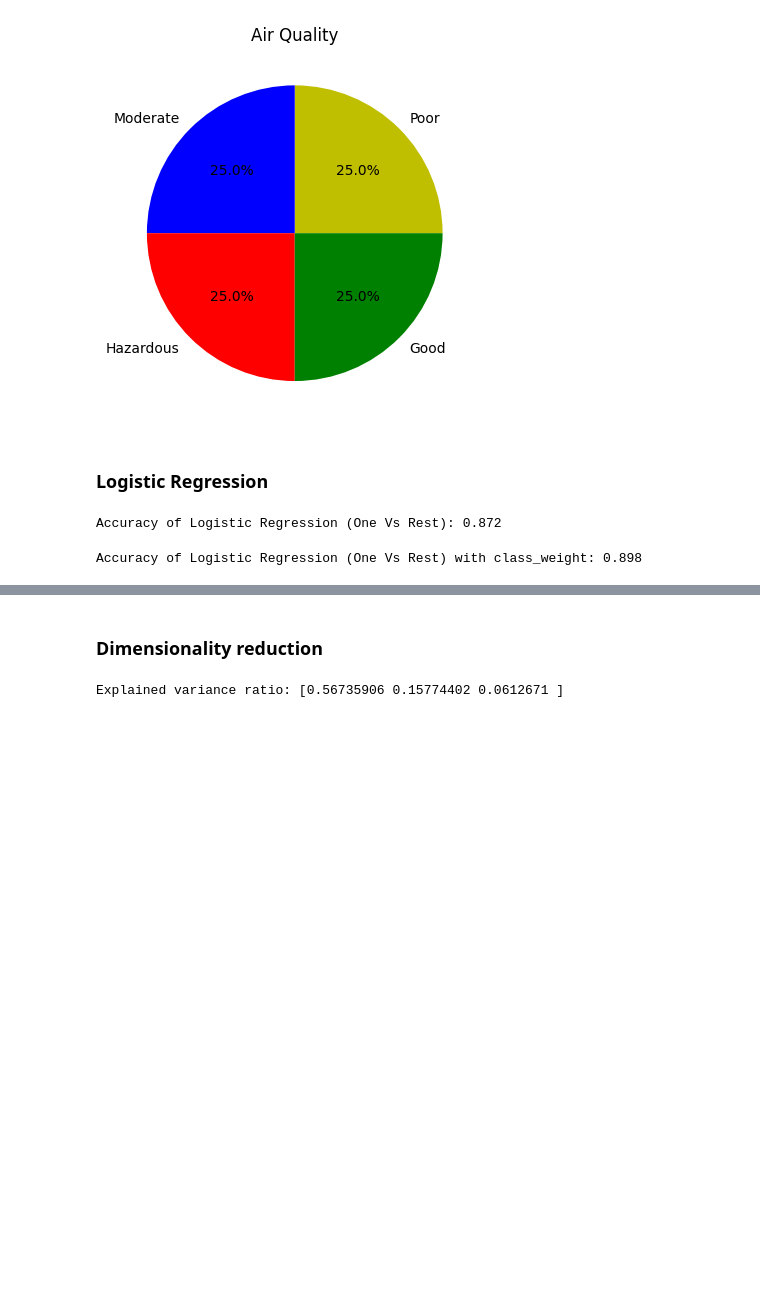
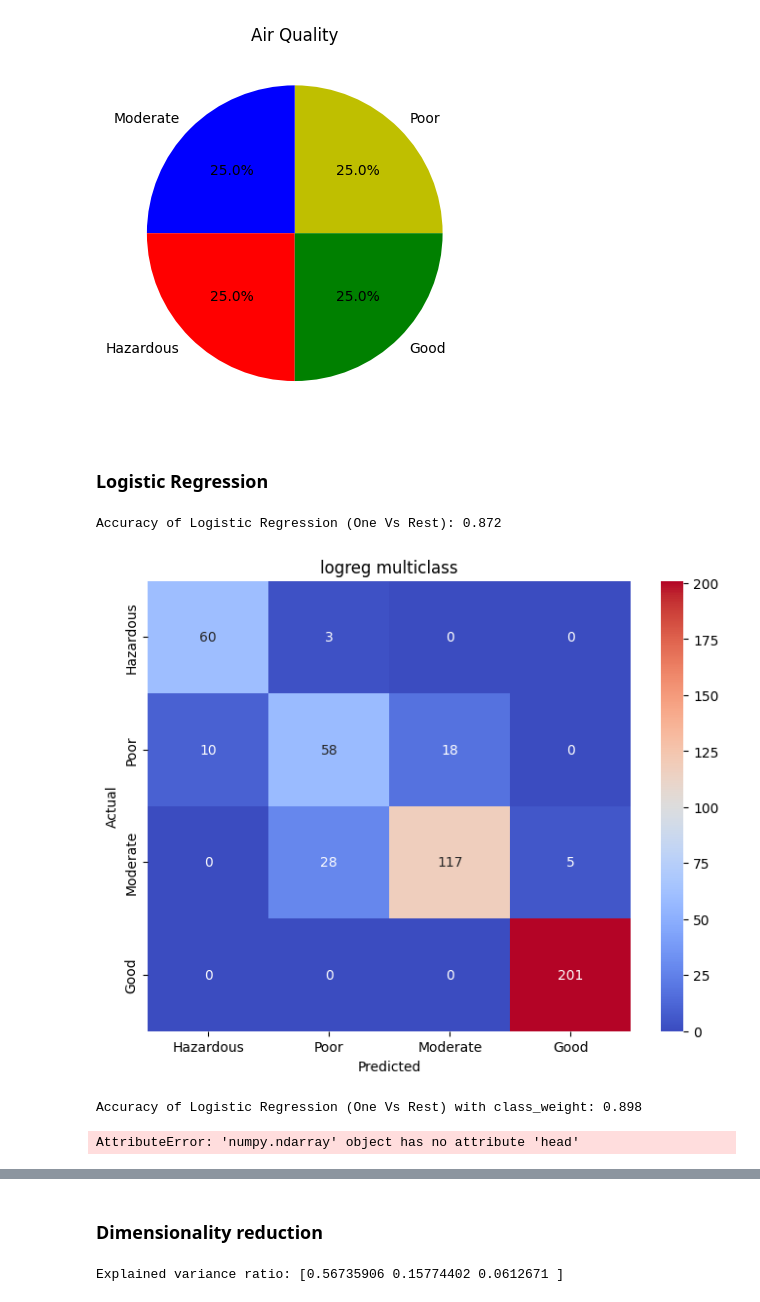
Before and after one commit to fabiotdt/rec_sys, a Jupyter notebook: lab_02_mclass.ipynb, the cells around one changed output, grey strips where cells are left out. Drawn from its saved outputs; the diff is of its cells as text; code cells hidden in the pictures; blank space fills up the shorter version.

```diff
--- a/lab_02_mclass.ipynb
+++ b/lab_02_mclass.ipynb
@@ -22,7 +22,7 @@ warnings.filterwarnings("ignore")
 
 import pandas as pd
 
-data = pd.read_csv('air_quality/pollution.csv')
+data = pd.read_csv('data/air_quality/pollution.csv')
 print(data.head())
 # %% [output]
    Temperature  Humidity  PM2.5  PM10   NO2   SO2    CO  \
@@ -199,6 +204,10 @@ logreg_ovr.fit(X_train_sm, y_train_sm)
 print(f'Accuracy of Logistic Regression (One Vs Rest): {accuracy_score(y_val, logreg_ovr.predict(X_val))}')
 # %% [output]
 Accuracy of Logistic Regression (One Vs Rest): 0.872
+# %%
+plot_confusion_matrix(y_val, logreg_ovr.predict(X_val), 'logreg multiclass')
+# %% [output]
+[figure, added]
 # %%
 # Improove the model
 
@@ -208,3 +217,7 @@ logreg_over.fit(X_train_sm, y_train_sm)
 print(f'Accuracy of Logistic Regression (One Vs Rest) with class_weight: {accuracy_score(y_val, logreg_over.predict(X_val))}')
 # %% [output]
 Accuracy of Logistic Regression (One Vs Rest) with class_weight: 0.898
+# %%
+print(X_train_sm.head())
+# %% [output]
+AttributeError: 'numpy.ndarray' object has no attribute 'head'
```
Also changed, not shown: parts of 10 cells of this notebook, 15 other files.
